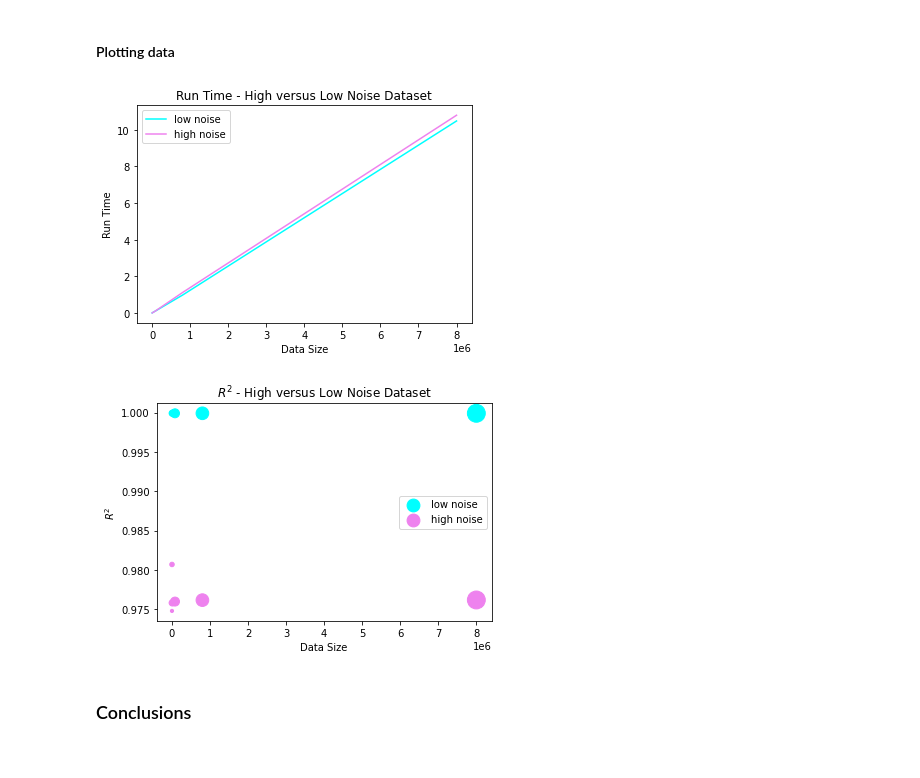
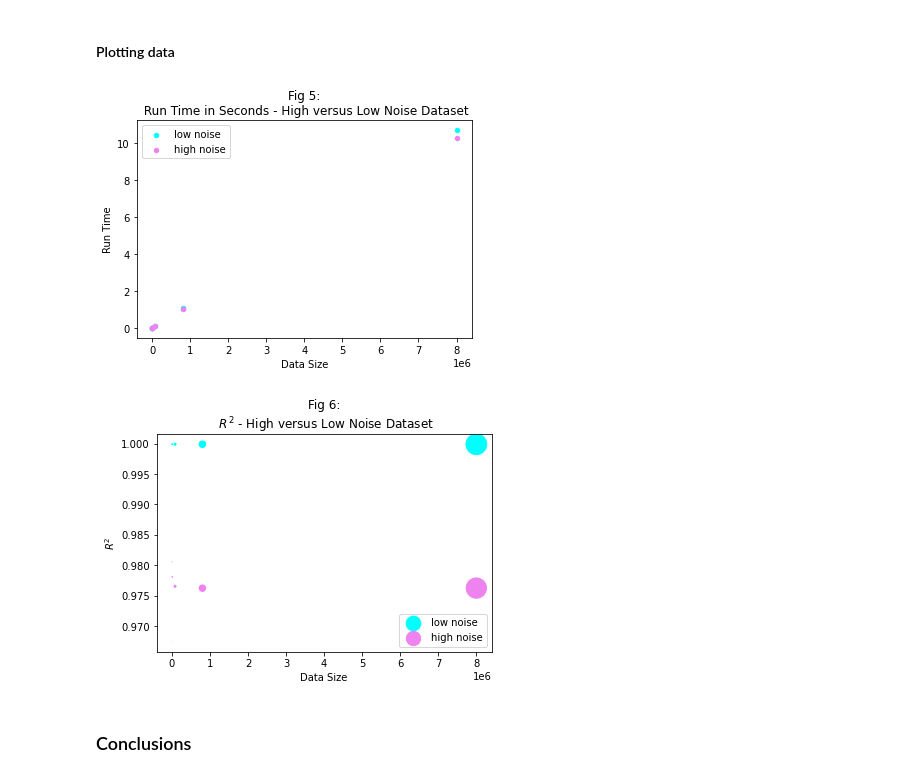
Before and after one commit to skasim/linear-regression, a Jupyter notebook: Kasim-ProjectFinal.ipynb, the cells around one changed output. Saved outputs shown, nothing was run; the diff lists cells and outputs as text; code cells hidden in the pictures.

```diff
--- a/Kasim-ProjectFinal.ipynb
+++ b/Kasim-ProjectFinal.ipynb
@@ -427,27 +443,27 @@ df = pd.DataFrame(rows)
 df1 = df.iloc[0:6]
 df2 = df.iloc[6:12]
 # %%
-ax = df1.plot(x='data_size', y='run_time', kind='line', color='cyan', label='low noise')
-df2.plot(ax=ax, x='data_size', y='run_time', kind='line', color='violet', label='high noise')
+ax = df1.plot(x='data_size', y='run_time', kind='scatter', color='cyan', label='low noise', s=20)
+df2.plot(ax=ax, x='data_size', y='run_time', kind='scatter', color='violet', label='high noise', s=20)
 plt.xlabel('Data Size')
 plt.ylabel('Run Time')
-plt.title('Run Time - High versus Low Noise Dataset')
+plt.title('Fig 5:\n Run Time in Seconds - High versus Low Noise Dataset')
 plt.legend()
 plt.show()
 # %% [output]
-[figure, old version]
+[figure, new version]
 # %%
-s1 = [10*2**n for n in range(len(df1['data_size']))]
-s2 = [10*2**n for n in range(len(df2['data_size']))]
+s1 = [40*df1['run_time']]
+s2 = [40*df2['run_time']]
 ax = df1.plot(x='data_size', y='r_squared', kind='scatter', color='cyan', label='low noise', s=s1)
 df2.plot(ax=ax, x='data_size', y='r_squared', kind='scatter', color='violet', label='high noise', s=s2)
 plt.xlabel('Data Size')
 plt.ylabel('$R^2$')
-plt.title('$R^2$ - High versus Low Noise Dataset')
+plt.title('Fig 6:\n $R^2$ - High versus Low Noise Dataset')
 plt.legend()
 plt.show()
 # %% [output]
-[figure, old version]
+[figure, new version]
 # %% [markdown]
 ### Conclusions
 # %% [markdown]
```
Also changed, not shown: parts of 13 cells of this notebook.
